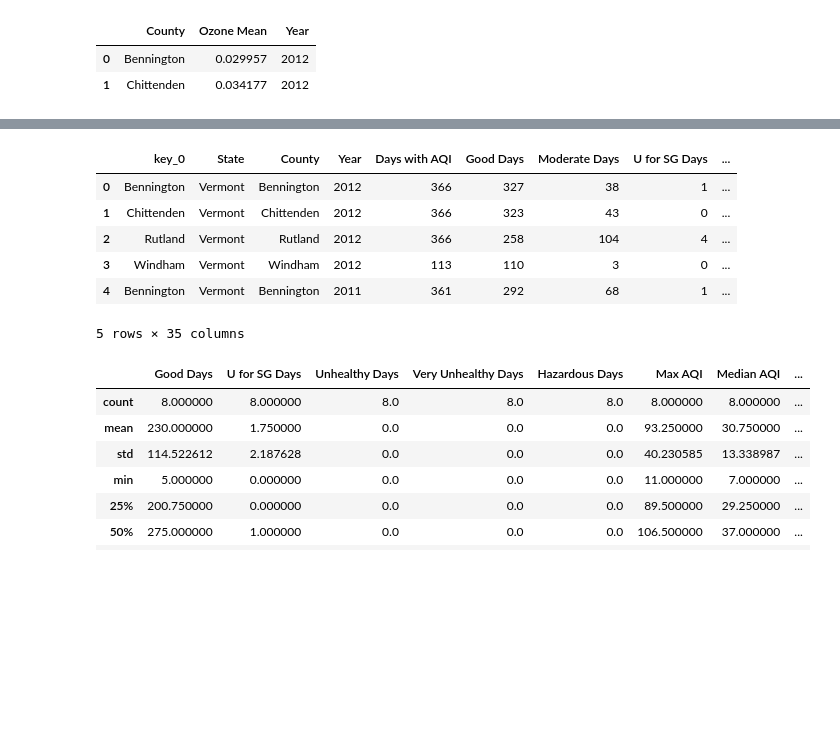
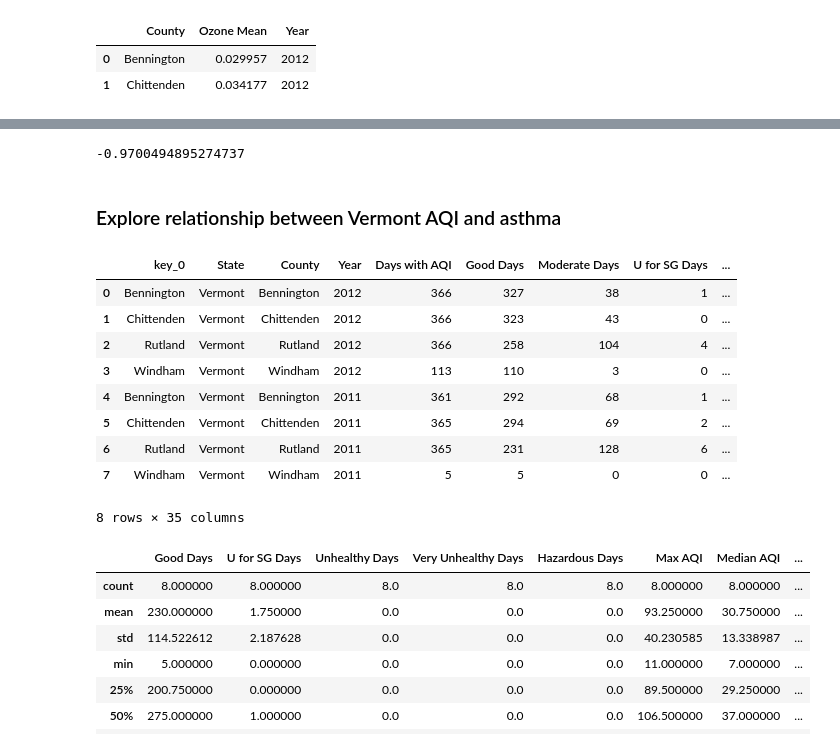
Before and after one commit to mjlaw/FIT_capstone, a Jupyter notebook: Jupyter_notebooks/Air Quality and Asthma part2.ipynb, the cells around one changed output, grey strips where cells are left out. Cells and saved outputs as stored; diff of their text form; code cells hidden in the pictures; blank space fills up the shorter version.

```diff
--- a/Jupyter_notebooks/Air Quality and Asthma part2.ipynb
+++ b/Jupyter_notebooks/Air Quality and Asthma part2.ipynb
@@ -281,11 +528,22 @@ In Vermont, there are only three counties with PM2.5 data and two counties with
+# %%
+#calculate correlation coefficient
+correlationvermontAsthmaOzone = vermontAsthmaOzone['Ozone Mean']. corr(vermontAsthmaOzone['Asthma Prevalence'])
+correlationvermontAsthmaOzone
+# %% [output]
+-0.9700494895274737
+# %% [markdown]
+### Explore relationship between Vermont AQI and asthma
 # %%
-vermontAsthmaAQI.head()
+vermontAsthmaAQI
 # %% [output]
 |  | key_0 | State | County | Year | Days with AQI | Good Days | Moderate Days | U for SG Days | ... |
 | 0 | Bennington | Vermont | Bennington | 2012 | 366 | 327 | 38 | 1 | ... |
 | 1 | Chittenden | Vermont | Chittenden | 2012 | 366 | 323 | 43 | 0 | ... |
 | 2 | Rutland | Vermont | Rutland | 2012 | 366 | 258 | 104 | 4 | ... |
 | 3 | Windham | Vermont | Windham | 2012 | 113 | 110 | 3 | 0 | ... |
 | 4 | Bennington | Vermont | Bennington | 2011 | 361 | 292 | 68 | 1 | ... |
+| 5 | Chittenden | Vermont | Chittenden | 2011 | 365 | 294 | 69 | 2 | ... |
+| 6 | Rutland | Vermont | Rutland | 2011 | 365 | 231 | 128 | 6 | ... |
+| 7 | Windham | Vermont | Windham | 2011 | 5 | 5 | 0 | 0 | ... |
-5 rows × 35 columns
+8 rows × 35 columns
 # %%
```
Also changed, not shown: parts of 90 cells of this notebook, 4 other files.
